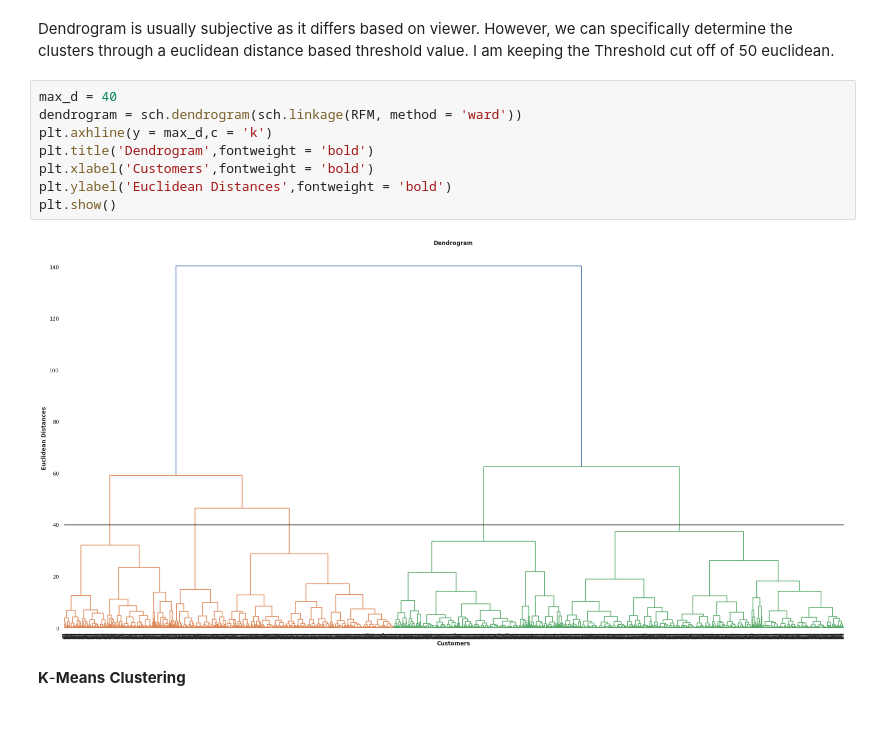
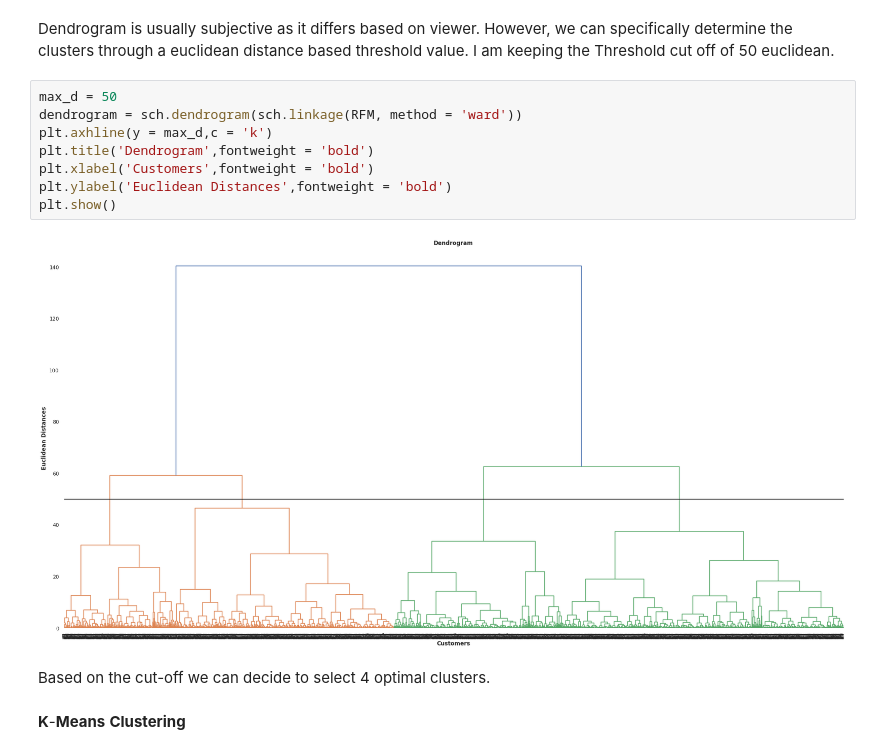
Before and after one commit to DrKamaleshR/Customersegmentation-unsupervised, a Jupyter notebook: Online_Retail_Customer_Segmentation_Capstone_Project.ipynb, the cells around one changed output. Saved outputs shown, nothing was run; the diff lists cells and outputs as text; blank space fills up the shorter version.

```diff
--- a/Online_Retail_Customer_Segmentation_Capstone_Project.ipynb
+++ b/Online_Retail_Customer_Segmentation_Capstone_Project.ipynb
@@ -421,15 +421,17 @@ plt.show()
 # %% [markdown]
 Dendrogram is usually subjective as it differs based on viewer. However, we can specifically determine the clusters through a euclidean distance based threshold value. I am keeping the Threshold cut off of 50 euclidean.
 # %%
-max_d = 40
+max_d = 50
 dendrogram = sch.dendrogram(sch.linkage(RFM, method = 'ward'))
 plt.axhline(y = max_d,c = 'k')
 plt.title('Dendrogram',fontweight = 'bold')
 plt.xlabel('Customers',fontweight = 'bold')
 plt.ylabel('Euclidean Distances',fontweight = 'bold')
 plt.show()
 # %% [output]
-[figure, old version]
+[figure, new version]
+# %% [markdown]
+Based on the cut-off we can decide to select 4 optimal clusters.
 # %% [markdown]
 **K**-**Means** **Clustering**
 # %%
```
Also changed, not shown: parts of 8 cells of this notebook.
